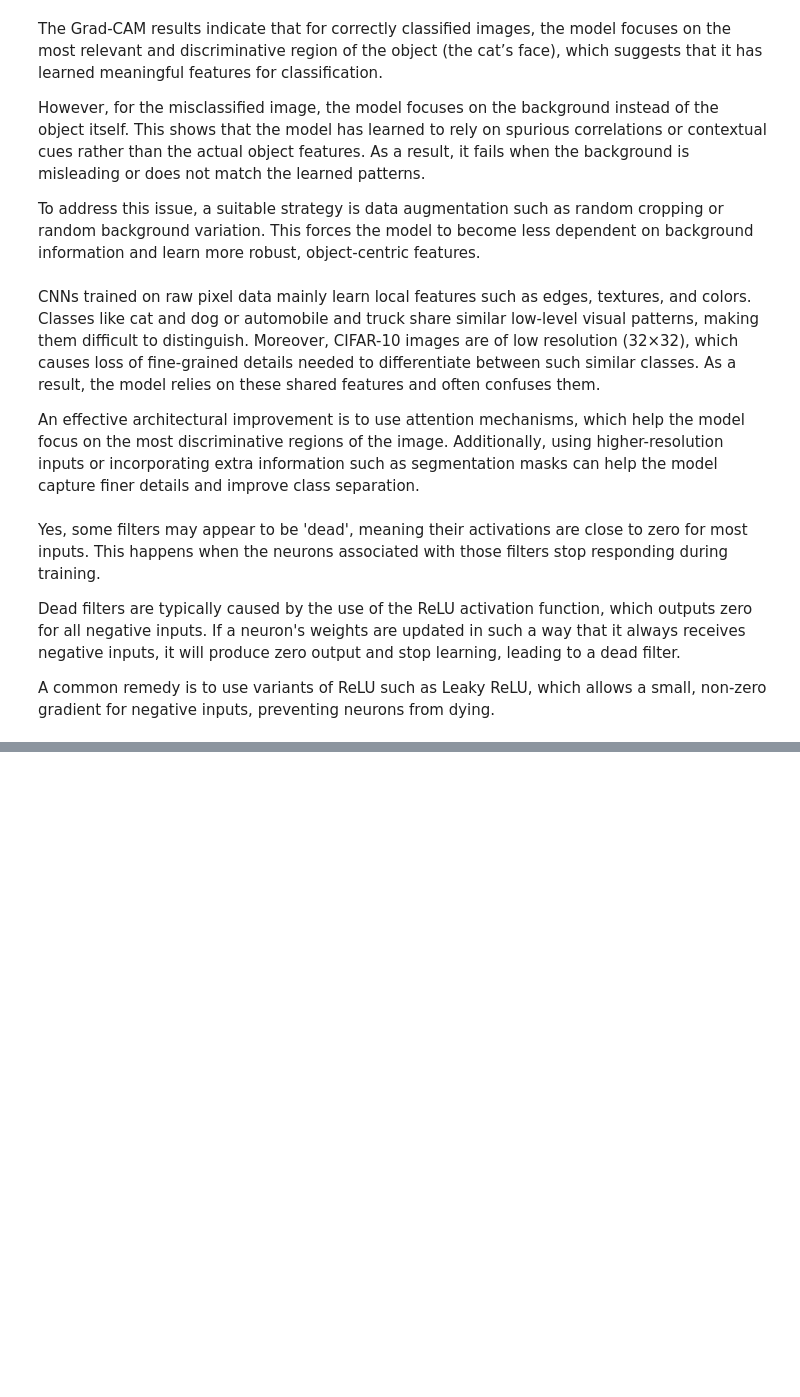
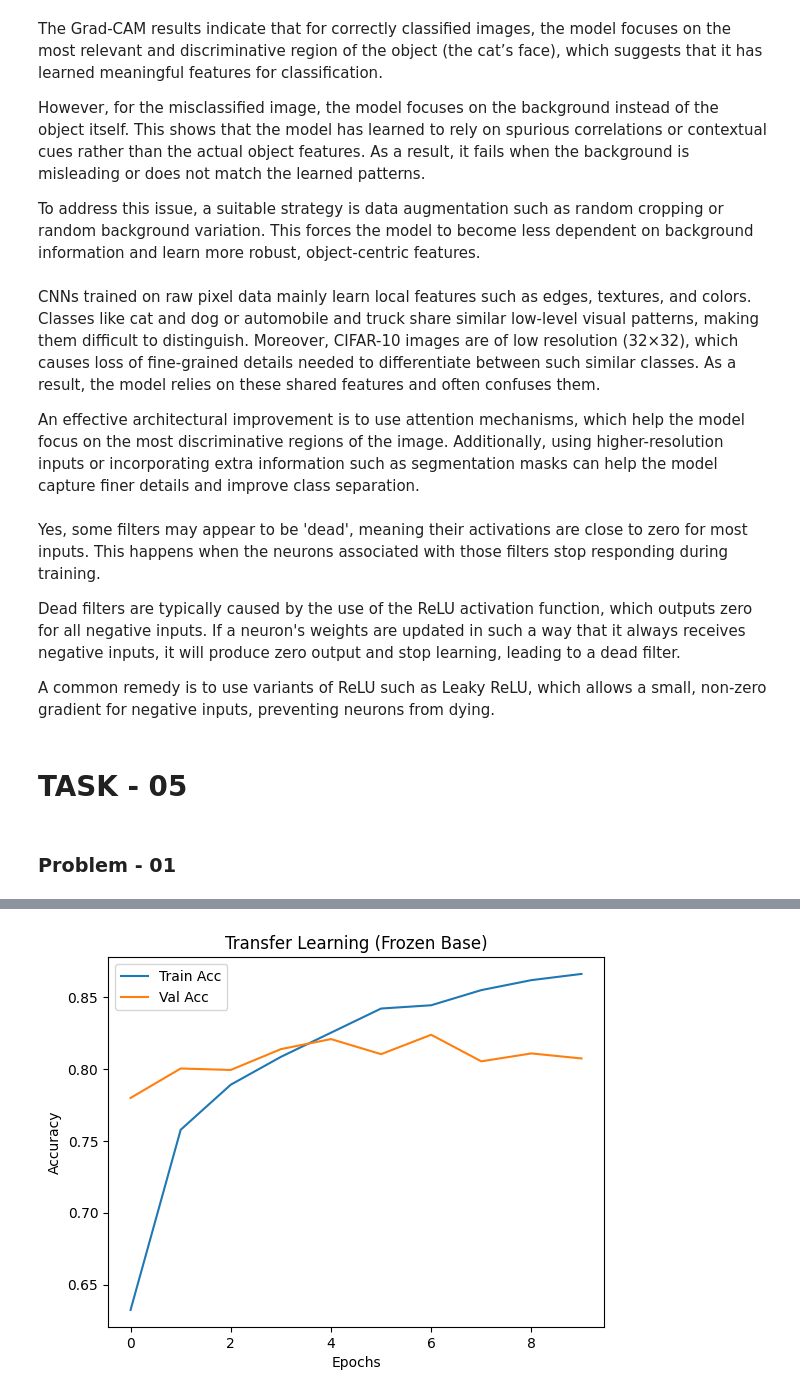
Before and after one commit to ratnesh44/cnn, a Jupyter notebook: Untitled0.ipynb, the cells around one changed output, grey strips where cells are left out. Drawn from its saved outputs; the diff is of its cells as text; code cells hidden in the pictures; blank space fills up the shorter version.

Commit message:
Added transfer learning with frozen pre-trained VGG16/ResNet50 on CIFAR-10, custom classification head, parameter analysis, and training accuracy plot

```diff
--- a/Untitled0.ipynb
+++ b/Untitled0.ipynb
@@ -1488,3 +1488,80 @@ Yes, some filters may appear to be 'dead', meaning their activations are close t
 Dead filters are typically caused by the use of the ReLU activation function, which outputs zero for all negative inputs. If a neuron's weights are updated in such a way that it always receives negative inputs, it will produce zero output and stop learning, leading to a dead filter.
 
 A common remedy is to use variants of ReLU such as Leaky ReLU, which allows a small, non-zero gradient for negative inputs, preventing neurons from dying.
+# %% [markdown]
+# TASK - 05
+# %% [markdown]
+### Problem - 01
+# %%
+import tensorflow as tf
+import numpy as np
+import matplotlib.pyplot as plt
+
+from tensorflow.keras.datasets import cifar10
+from tensorflow.keras.utils import to_categorical
+from tensorflow.keras.applications import VGG16
+from tensorflow.keras.applications.vgg16 import preprocess_input
+from tensorflow.keras import layers, models
+
+(x_train, y_train), (x_test, y_test) = cifar10.load_data()
+
+x_train = x_train.astype('float32')
+x_test = x_test.astype('float32')
+
+y_train = to_categorical(y_train, 10)
+y_test = to_categorical(y_test, 10)
+
+x_train = x_train[:20000]
+y_train = y_train[:20000]
+
+base_model = VGG16(weights='imagenet', include_top=False, input_shape=(96,96,3))
+
+for layer in base_model.layers:
+    layer.trainable = False
+
+inputs = layers.Input(shape=(32,32,3))
+
+x = layers.Resizing(96,96)(inputs)
+x = preprocess_input(x)
+
+x = base_model(x)
+
+x = layers.GlobalAveragePooling2D()(x)
+x = layers.Dense(256, activation='relu')(x)
+x = layers.Dropout(0.5)(x)
+outputs = layers.Dense(10, activation='softmax')(x)
+
+model = models.Model(inputs, outputs)
+
+trainable = np.sum([np.prod(v.shape) for v in model.trainable_weights])
+non_trainable = np.sum([np.prod(v.shape) for v in model.non_trainable_weights])
+
+print("Trainable params:", trainable)
+print("Frozen params:", non_trainable)
+
+model.compile(
+    optimizer=tf.keras.optimizers.Adam(learning_rate=0.001),
+    loss='categorical_crossentropy',
+    metrics=['accuracy']
+)
+
+history = model.fit(
+    x_train, y_train,
+    epochs=10,
+    batch_size=32,
+    validation_split=0.1
+)
+
+plt.figure()
+
+plt.plot(history.history['accuracy'], label='Train Acc')
+plt.plot(history.history['val_accuracy'], label='Val Acc')
+
+plt.xlabel('Epochs')
+plt.ylabel('Accuracy')
+plt.title('Transfer Learning (Frozen Base)')
+plt.legend()
+
+plt.savefig("tl_frozen.png")
+plt.show()
+# %% [output]
@@ -1490,0 +1585 @@ A common remedy is to use variants of ReLU such as Leaky ReLU, which allows a sm
+[figure, added]
```
Also changed, not shown: parts of 12 cells of this notebook.
